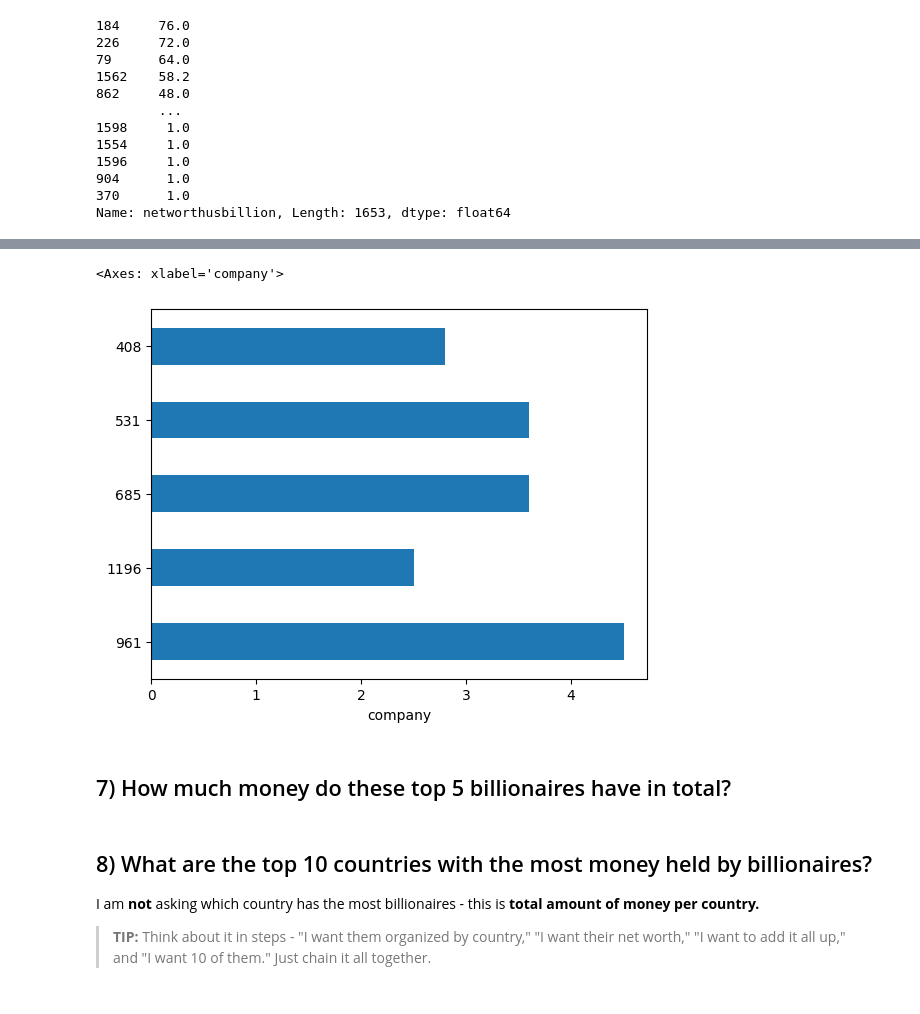
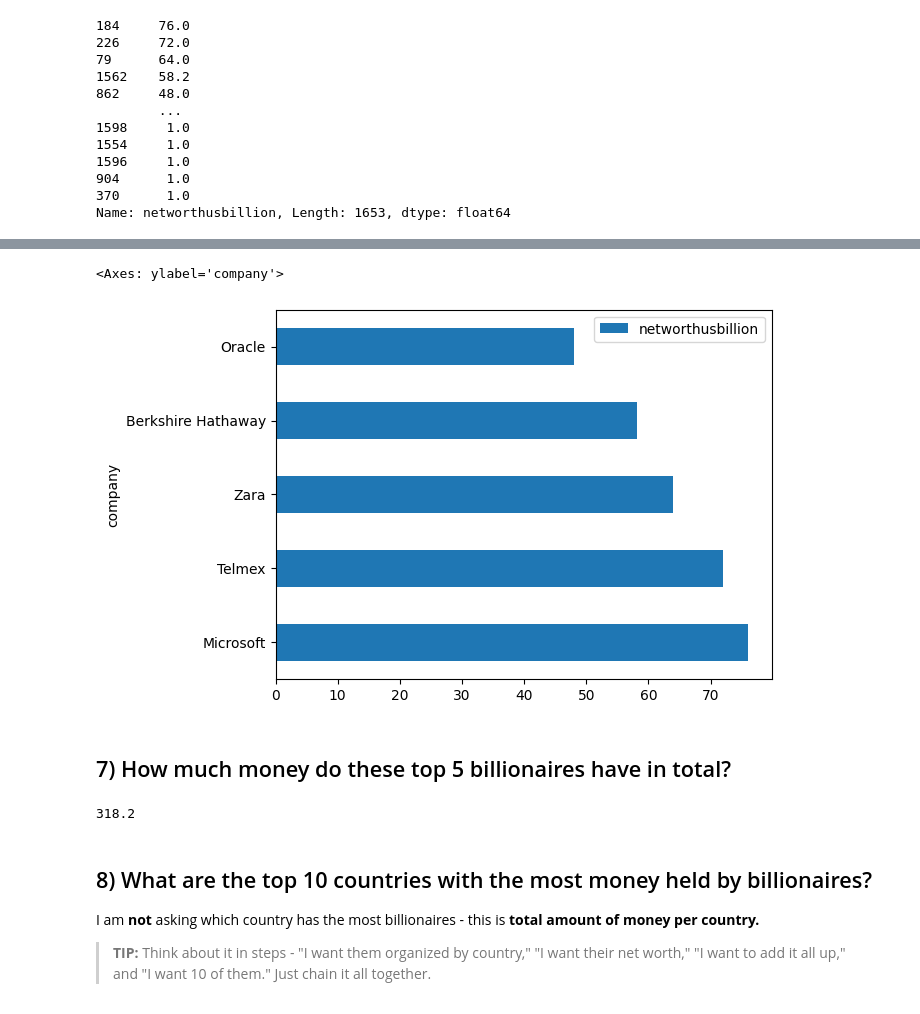
Before and after one commit to lei10003/05-homework-basics, a Jupyter notebook: 02-Billionaires.ipynb, the cells around one changed output, grey strips where cells are left out. Saved outputs shown, nothing was run; the diff lists cells and outputs as text; code cells hidden in the pictures.

```diff
--- a/02-Billionaires.ipynb
+++ b/02-Billionaires.ipynb
@@ -218,10 +262,17 @@ df.plot()
 # %%
-df.sort_values(by = 'company', ascending = False ).head().networthusbillion.plot(ylabel = 'company', kind = 'barh')
+df.sort_values(by = 'networthusbillion', ascending = False ).head().plot(x = 'company', y= 'networthusbillion',\
+                                                                         ylabel = 'company', kind = 'barh')
 # %% [output]
-<Axes: xlabel='company'>
+<Axes: ylabel='company'>
-[figure, old version]
+[figure, new version]
 # %% [markdown]
 ## 7) How much money do these top 5 billionaires have in total?
+# %%
+top_5 = df.sort_values(by='networthusbillion', ascending = False).head()
+
+top_5['networthusbillion'].sum()
+# %% [output]
+318.2
 # %% [markdown]
 ## 8) What are the top 10 countries with the most money held by billionaires?
 
```
Also changed, not shown: parts of 11 cells of this notebook.
